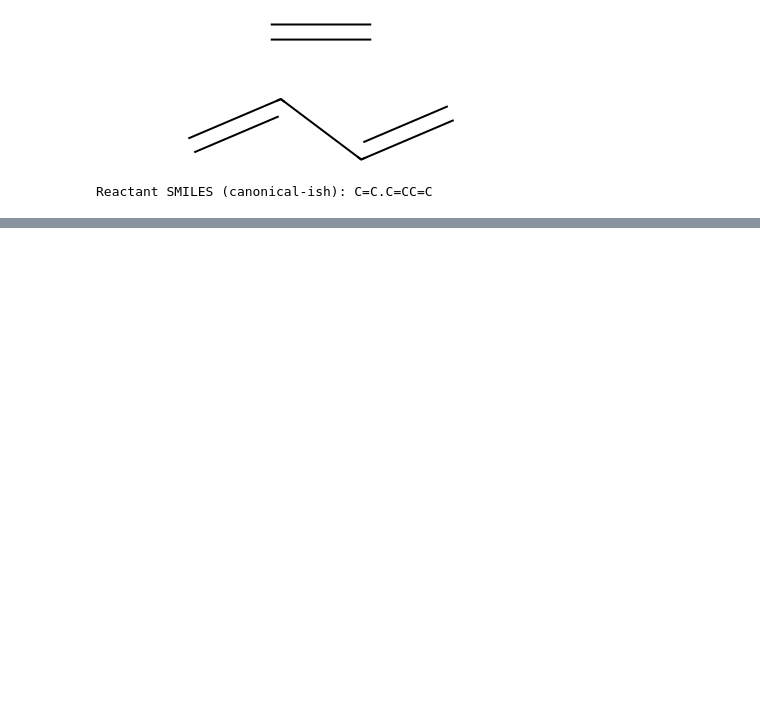
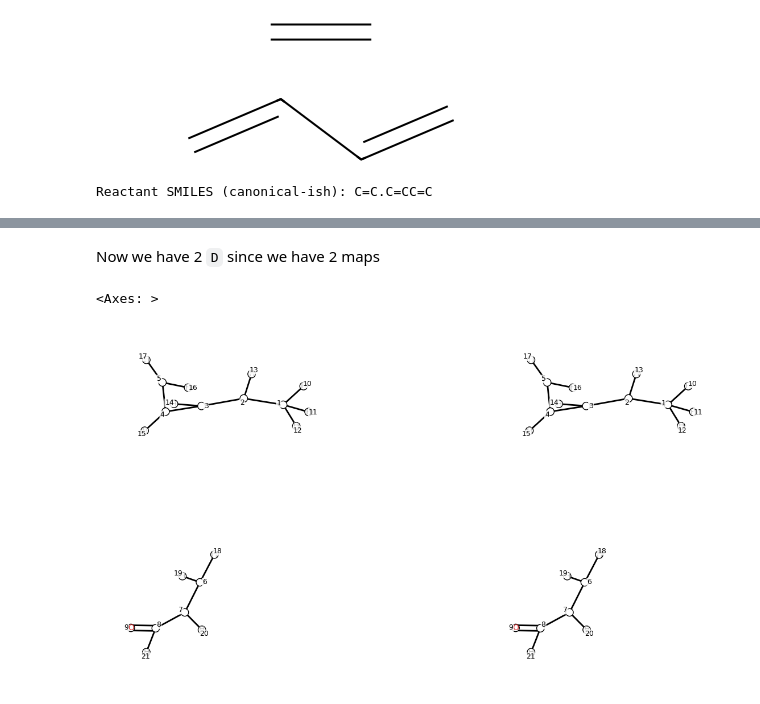
Before and after one commit to TieuLongPhan/SynEdu, a Jupyter notebook: synedu/S05/notebook.ipynb, the cells around one changed output, grey strips where cells are left out. Cells and saved outputs as stored; diff of their text form; code cells hidden in the pictures; blank space fills up the shorter version.

```diff
--- a/synedu/S05/notebook.ipynb
+++ b/synedu/S05/notebook.ipynb
@@ -1149,0 +1012,3 @@ Ts = apply_rule_to_its(G, rule_da, node_keys=("symbol","aromatic"), edge_keys=("
+# %%
+matches = find_pattern_match_components(G, L)
+matches
@@ -1149,0 +1286,24 @@ Ts = apply_rule_to_its(G, rule_da, node_keys=("symbol","aromatic"), edge_keys=("
+# %% [markdown]
+Now we have 2 `D` since we have 2 maps
+# %%
+D1, mk1 = pushout_complement(L, K, G, matches[0])
+D2, mk2 = pushout_complement(L, K, G, matches[1])
+
+fig, ax = plt.subplots(1, 2, figsize=(16, 8))
+
+draw_molecular_graph(
+    D1,
+    show_indices=True,
+    separate_components=False,
+    ax=ax[0],
+)
+
+draw_molecular_graph(
+    D2,
+    show_indices=True,
+    separate_components=False,
+    ax=ax[1],
+)
+# %% [output]
+<Axes: >
+[figure, added]
```
Also changed, not shown: parts of 73 cells of this notebook, 14 other files.
